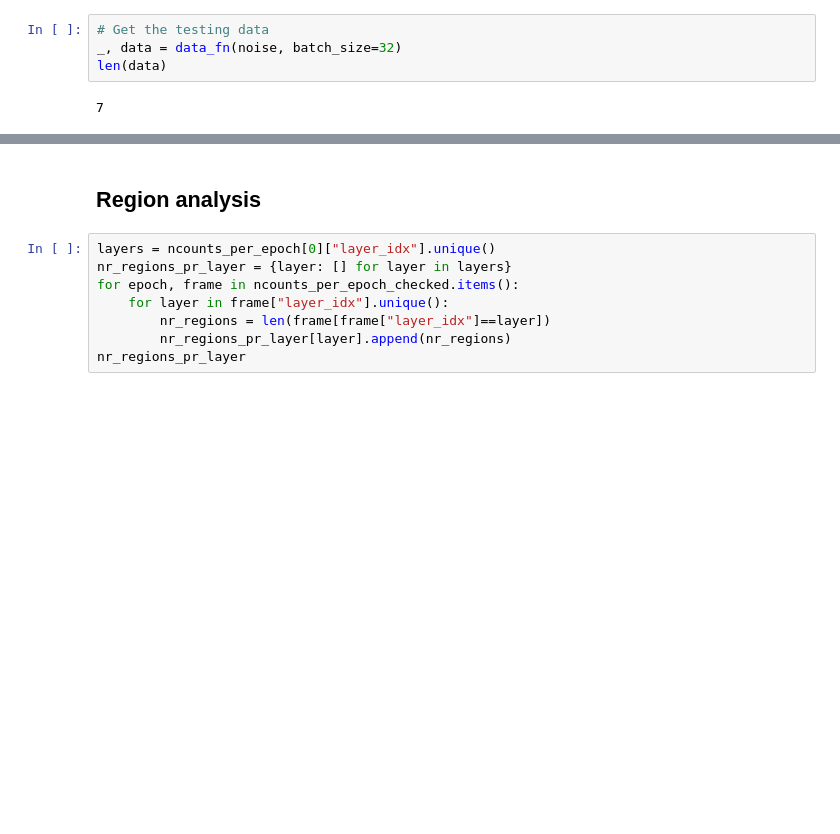
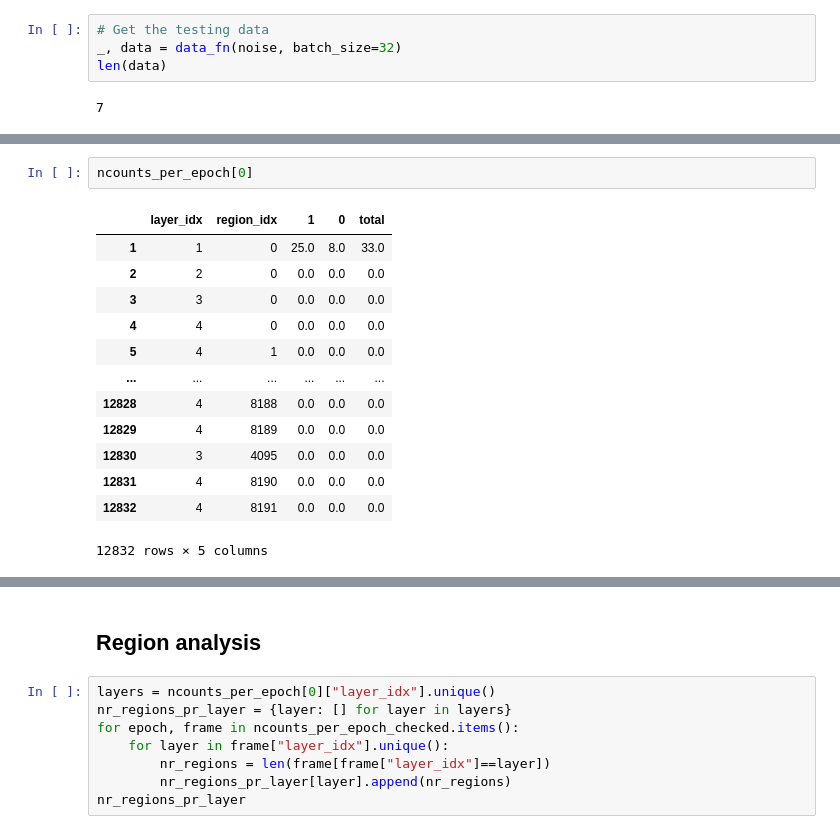
Before and after one commit to Johanmkr/WP1-Polyhedra, a Jupyter notebook: notebooks/is_feasibility_check_working.ipynb, the cells around one changed output, grey strips where cells are left out. Drawn from its saved outputs; the diff is of its cells as text; blank space fills up the shorter version.

```diff
--- a/notebooks/is_feasibility_check_working.ipynb
+++ b/notebooks/is_feasibility_check_working.ipynb
@@ -125 +125,17 @@ Time building:       1.003 s
 Time passing:        0.011 s
+# %%
+ncounts_per_epoch[0]
+# %% [output]
+|  | layer_idx | region_idx | 1 | 0 | total |
+| 1 | 1 | 0 | 25.0 | 8.0 | 33.0 |
+| 2 | 2 | 0 | 0.0 | 0.0 | 0.0 |
+| 3 | 3 | 0 | 0.0 | 0.0 | 0.0 |
+| 4 | 4 | 0 | 0.0 | 0.0 | 0.0 |
+| 5 | 4 | 1 | 0.0 | 0.0 | 0.0 |
+| ... | ... | ... | ... | ... | ... |
+| 12828 | 4 | 8188 | 0.0 | 0.0 | 0.0 |
+| 12829 | 4 | 8189 | 0.0 | 0.0 | 0.0 |
+| 12830 | 3 | 4095 | 0.0 | 0.0 | 0.0 |
+| 12831 | 4 | 8190 | 0.0 | 0.0 | 0.0 |
+| 12832 | 4 | 8191 | 0.0 | 0.0 | 0.0 |
+12832 rows × 5 columns
```
Also changed, not shown: parts of 4 cells of this notebook, 1 other file.
